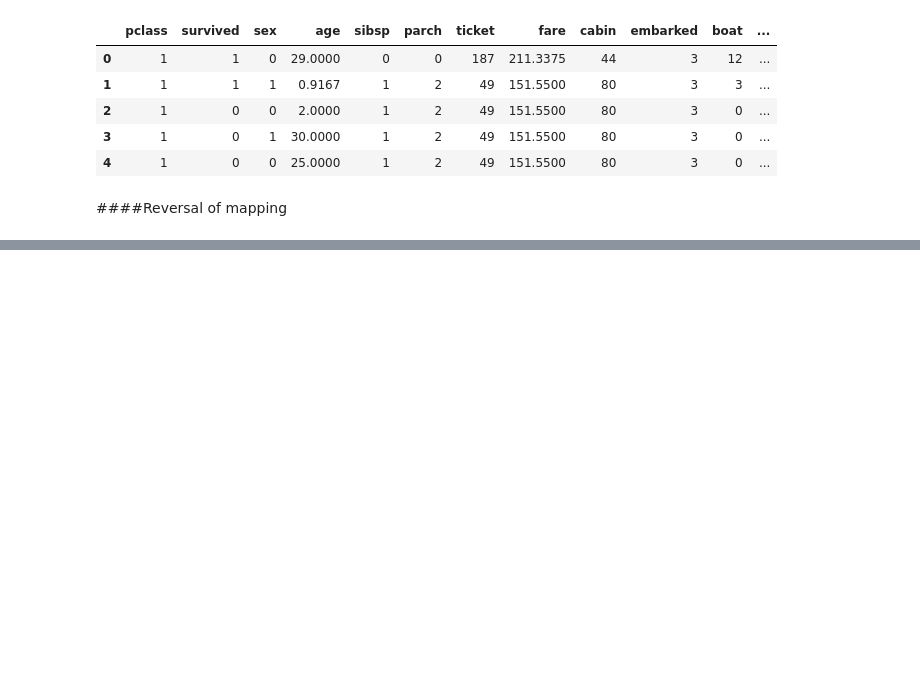
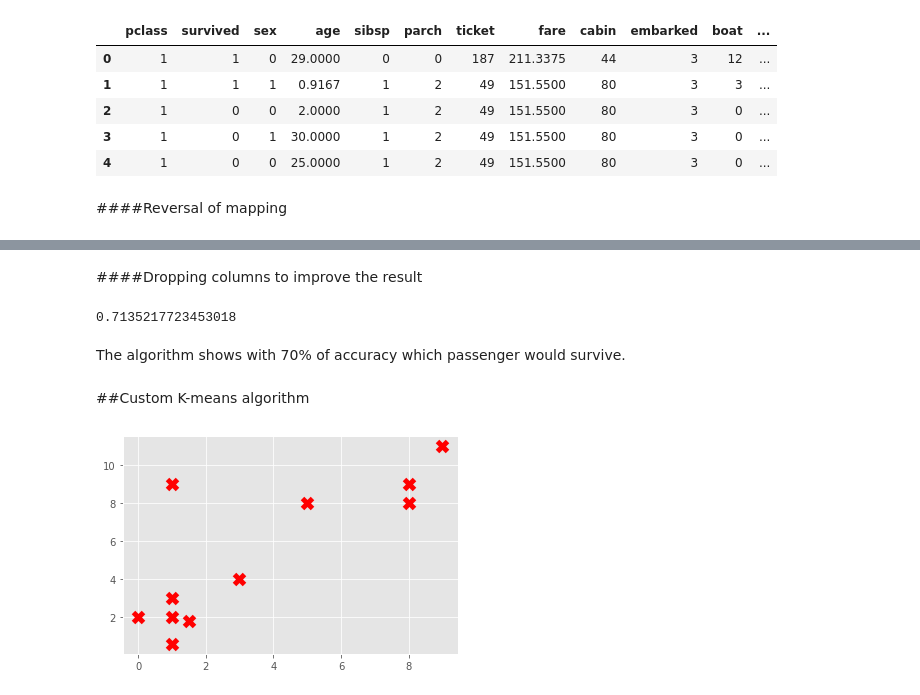
Before and after one commit to leadeeerq/machine-learning, a Jupyter notebook: ML_KMeans_Titanic.ipynb, the cells around one changed output, grey strips where cells are left out. Cells and saved outputs as stored; diff of their text form; code cells hidden in the pictures; blank space fills up the shorter version.

```diff
--- a/ML_KMeans_Titanic.ipynb
+++ b/ML_KMeans_Titanic.ipynb
@@ -190,0 +233,2 @@ df.head()
+# %% [markdown]
+####Dropping columns to improve the result
@@ -190,0 +237,43 @@ df.head()
+# %%
+X = np.array(copy.drop(['ticket', 'embarked', 'survived'], axis = 1).astype(float))
+X = preprocessing.scale(X)
+y = np.array(copy['survived'])
+
+clf = KMeans(n_clusters = 2)
+clf.fit(X)
+
+correct = 0
+for i in range(len(X)):
+  # to_predict = np.array(X[i].astype(float))
+  to_predict = X[i]
+  to_predict = to_predict.reshape(-1, len(to_predict))
+  prediction = clf.predict(to_predict)
+  if prediction[0] == y[i]:
+    correct += 1
+
+print(correct/len(X))
+# %% [output]
+0.7135217723453018
+# %% [markdown]
+ The algorithm shows with 70% of accuracy which passenger would survive.
+# %% [markdown]
+##Custom K-means algorithm
+# %%
+Z = np.array([[1, 2],
+              [1.5, 1.8],
+              [5, 8],
+              [8, 8],
+              [1, 0.6],
+              [9, 11],
+              [1, 3],
+              [8,9],
+              [0,2],
+              [3,4],
+              [1,9]])
+
+plt.scatter(Z[:,0], Z[:,1], marker = 'x', color = color, s=100, linewidth = 5) #All rows from first col, all rows from 2nd col
+plt.show()
+
+colors = ['g', 'r', 'c', 'b', 'k', 'o']
+# %% [output]
+[figure, added]
```
Also changed, not shown: parts of 26 cells of this notebook.
